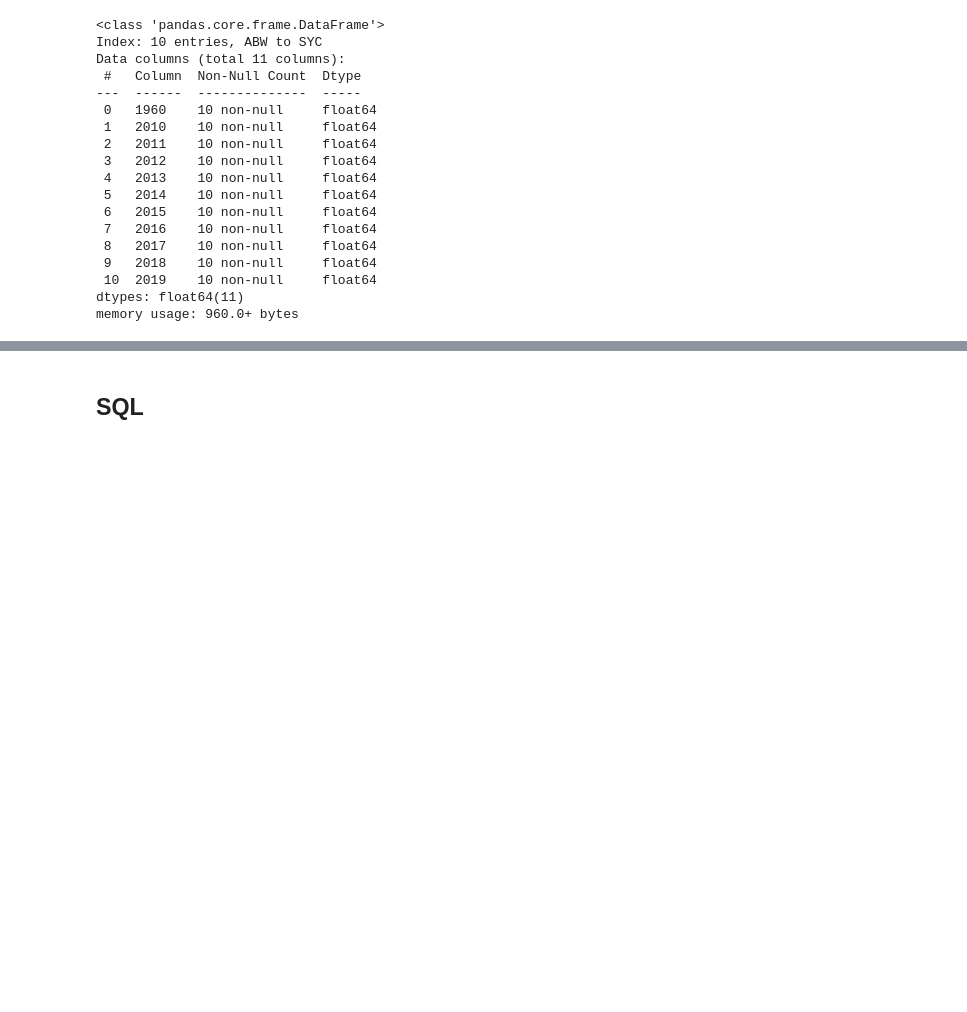
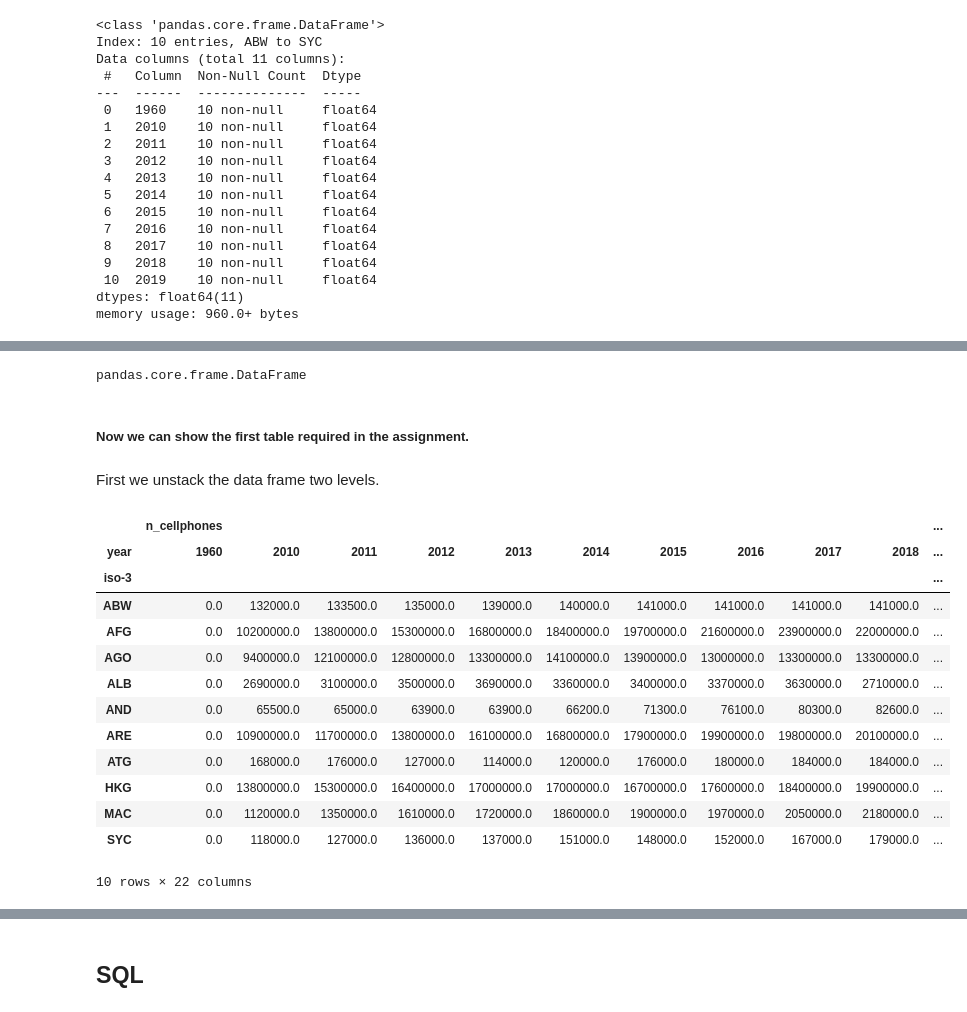
Before and after one commit to totatorbj/su-mt4007, a Jupyter notebook: HW4/HW4_investigation.ipynb, the cells around one changed output, grey strips where cells are left out. Drawn from its saved outputs; the diff is of its cells as text; code cells hidden in the pictures; blank space fills up the shorter version.

```diff
--- a/HW4/HW4_investigation.ipynb
+++ b/HW4/HW4_investigation.ipynb
@@ -201,0 +527,2 @@ memory usage: 960.0+ bytes
+# %%
+n_cellphones_df = pd.DataFrame(data=stacked_interesting_countries_and_years_cell_phones_df)
@@ -201,0 +546,2 @@ memory usage: 960.0+ bytes
+# %%
+population_df = pd.DataFrame(data=stacked_interesting_countries_and_years_df)
@@ -201,0 +565,2 @@ memory usage: 960.0+ bytes
+# %%
+n_cellphones_and_population_df = n_cellphones_df.merge(population_df, on=['iso-3','year'] , copy=True)
@@ -201,0 +584,27 @@ memory usage: 960.0+ bytes
+# %%
+type(n_cellphones_and_population_df)
+# %% [output]
+pandas.core.frame.DataFrame
+# %% [markdown]
+##### Now we can show the first table required in the assignment.
+# %% [markdown]
+First we unstack the data frame two levels.
+# %%
+unstacked_n_cellphones_and_population_df = n_cellphones_and_population_df.unstack(level=-1)
+# %%
+unstacked_n_cellphones_and_population_df
+# %% [output]
+|  | n_cellphones |  |  |  |  |  |  |  |  |  | ... |
+| year | 1960 | 2010 | 2011 | 2012 | 2013 | 2014 | 2015 | 2016 | 2017 | 2018 | ... |
+| iso-3 |  |  |  |  |  |  |  |  |  |  | ... |
+| ABW | 0.0 | 132000.0 | 133500.0 | 135000.0 | 139000.0 | 140000.0 | 141000.0 | 141000.0 | 141000.0 | 141000.0 | ... |
+| AFG | 0.0 | 10200000.0 | 13800000.0 | 15300000.0 | 16800000.0 | 18400000.0 | 19700000.0 | 21600000.0 | 23900000.0 | 22000000.0 | ... |
+| AGO | 0.0 | 9400000.0 | 12100000.0 | 12800000.0 | 13300000.0 | 14100000.0 | 13900000.0 | 13000000.0 | 13300000.0 | 13300000.0 | ... |
+| ALB | 0.0 | 2690000.0 | 3100000.0 | 3500000.0 | 3690000.0 | 3360000.0 | 3400000.0 | 3370000.0 | 3630000.0 | 2710000.0 | ... |
+| AND | 0.0 | 65500.0 | 65000.0 | 63900.0 | 63900.0 | 66200.0 | 71300.0 | 76100.0 | 80300.0 | 82600.0 | ... |
+| ARE | 0.0 | 10900000.0 | 11700000.0 | 13800000.0 | 16100000.0 | 16800000.0 | 17900000.0 | 19900000.0 | 19800000.0 | 20100000.0 | ... |
+| ATG | 0.0 | 168000.0 | 176000.0 | 127000.0 | 114000.0 | 120000.0 | 176000.0 | 180000.0 | 184000.0 | 184000.0 | ... |
+| HKG | 0.0 | 13800000.0 | 15300000.0 | 16400000.0 | 17000000.0 | 17000000.0 | 16700000.0 | 17600000.0 | 18400000.0 | 19900000.0 | ... |
+| MAC | 0.0 | 1120000.0 | 1350000.0 | 1610000.0 | 1720000.0 | 1860000.0 | 1900000.0 | 1970000.0 | 2050000.0 | 2180000.0 | ... |
+| SYC | 0.0 | 118000.0 | 127000.0 | 136000.0 | 137000.0 | 151000.0 | 148000.0 | 152000.0 | 167000.0 | 179000.0 | ... |
+10 rows × 22 columns
```
Also changed, not shown: parts of 150 cells of this notebook.
